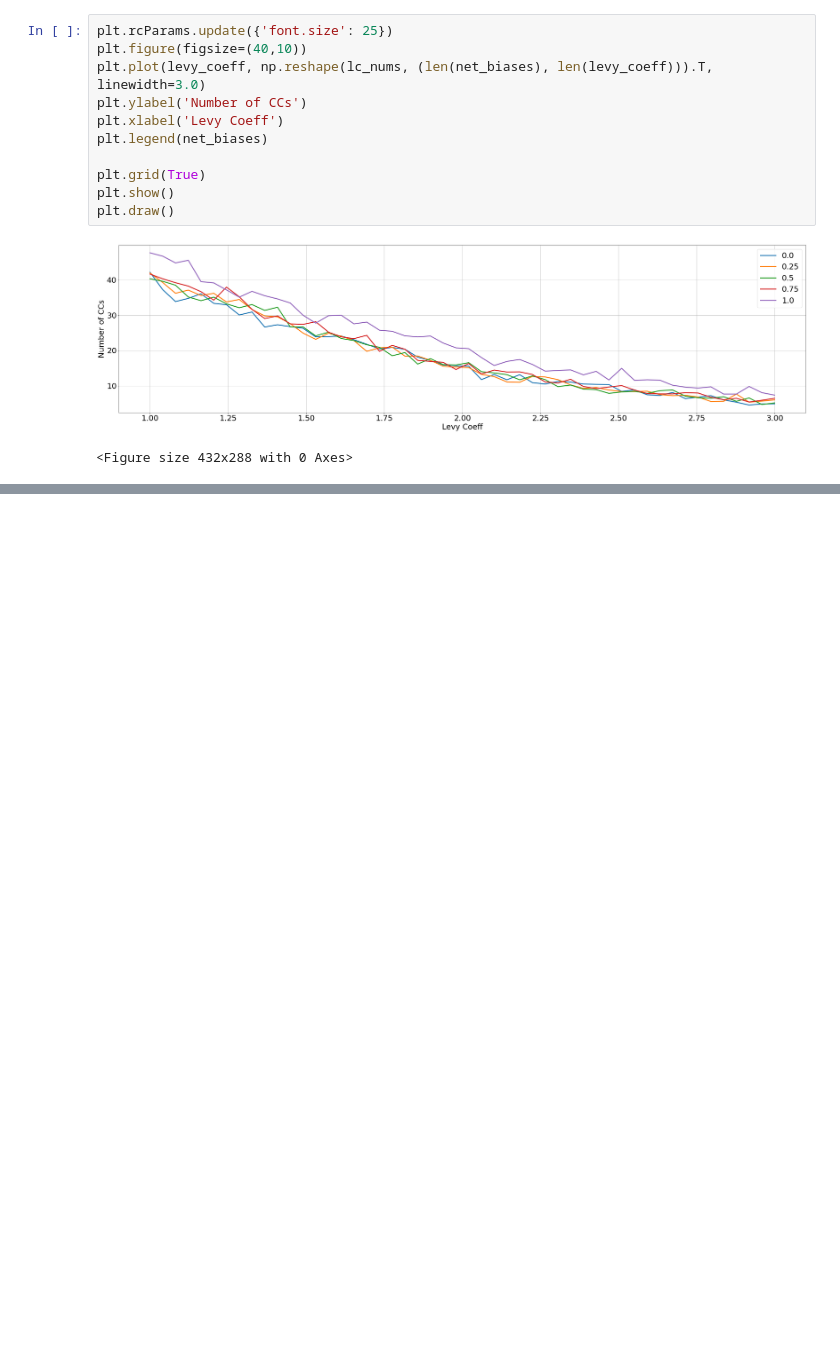
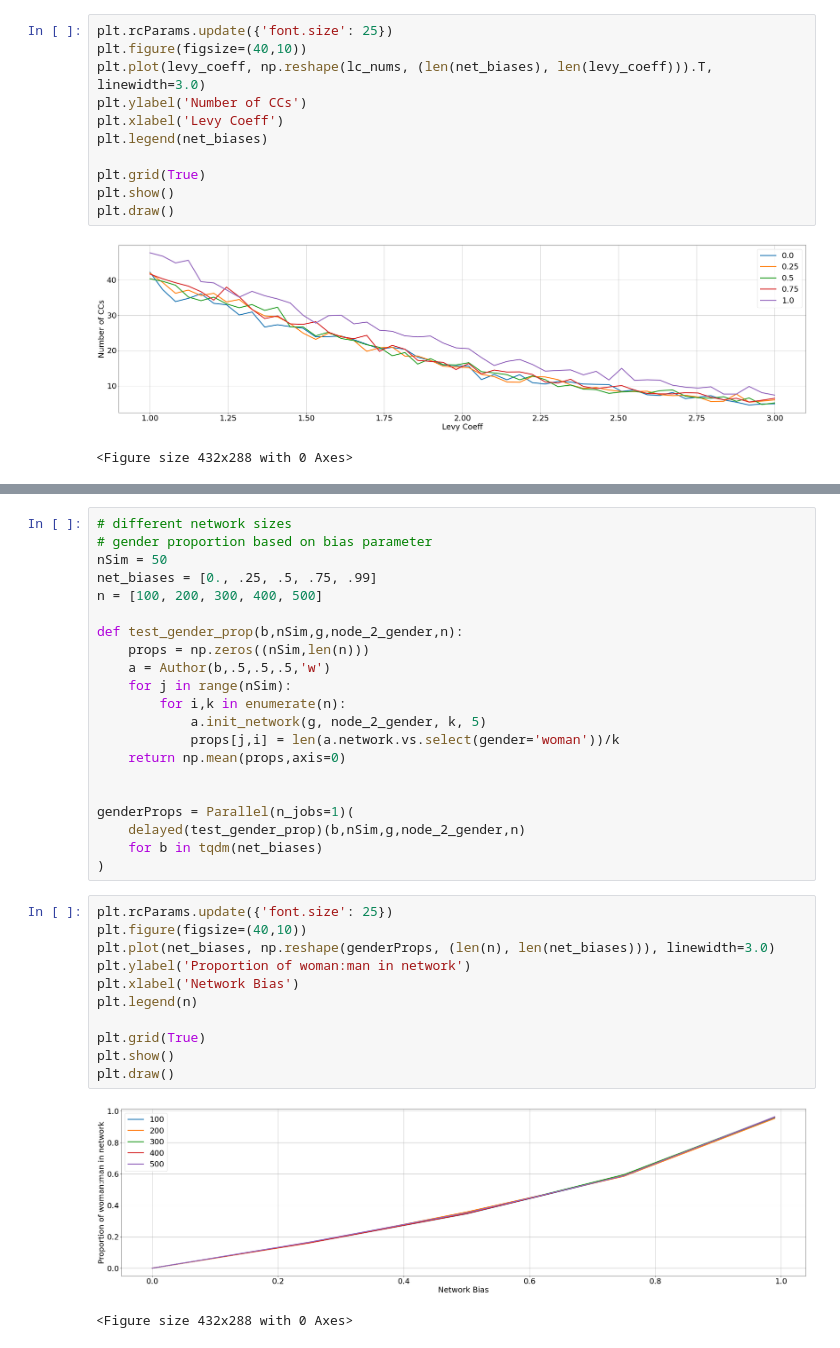
Before and after one commit to jastiso/modeling_citations, a Jupyter notebook: scripts/class_fn_test.ipynb, the cells around one changed output, grey strips where cells are left out. Drawn from its saved outputs; the diff is of its cells as text; blank space fills up the shorter version.

```diff
--- a/scripts/class_fn_test.ipynb
+++ b/scripts/class_fn_test.ipynb
@@ -531,0 +587,35 @@ plt.draw()
+# %%
+# different network sizes
+# gender proportion based on bias parameter
+nSim = 50
+net_biases = [0., .25, .5, .75, .99]
+n = [100, 200, 300, 400, 500]
+
+def test_gender_prop(b,nSim,g,node_2_gender,n):
+    props = np.zeros((nSim,len(n)))
+    a = Author(b,.5,.5,.5,'w')
+    for j in range(nSim):
+        for i,k in enumerate(n):
+            a.init_network(g, node_2_gender, k, 5)
+            props[j,i] = len(a.network.vs.select(gender='woman'))/k
+    return np.mean(props,axis=0)
+
+
+genderProps = Parallel(n_jobs=1)(
+    delayed(test_gender_prop)(b,nSim,g,node_2_gender,n)
+    for b in tqdm(net_biases)
+)
+# %%
+plt.rcParams.update({'font.size': 25})
+plt.figure(figsize=(40,10))
+plt.plot(net_biases, np.reshape(genderProps, (len(n), len(net_biases))), linewidth=3.0)
+plt.ylabel('Proportion of woman:man in network')
+plt.xlabel('Network Bias')
+plt.legend(n)
+
+plt.grid(True)
+plt.show()
+plt.draw()
+# %% [output]
+[figure, added]
+<Figure size 432x288 with 0 Axes>
```
Also changed, not shown: parts of 15 cells of this notebook.
